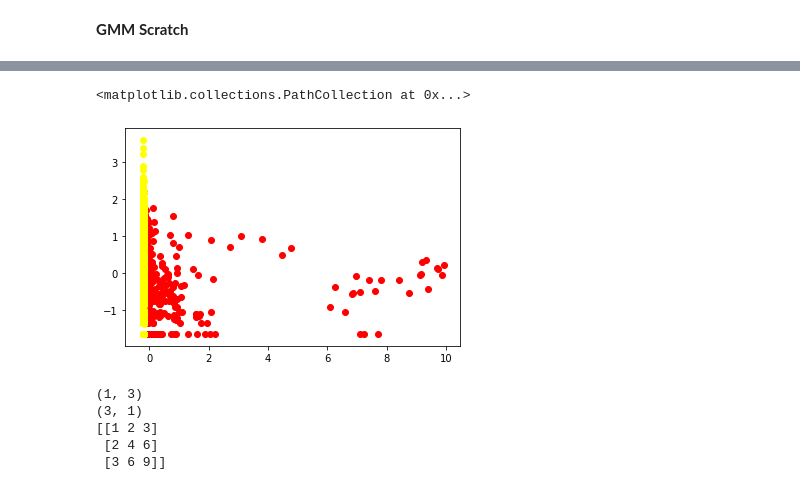
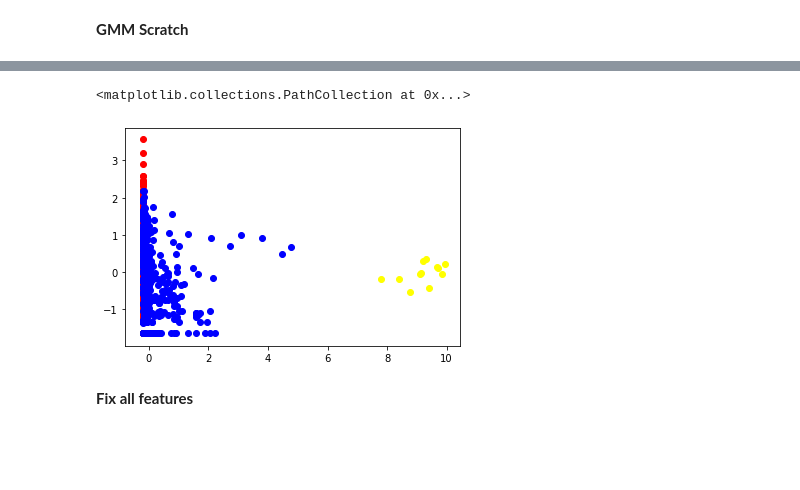
Before and after one commit to 0902338471/GMM-CinnamonAI, a Jupyter notebook: GMM_CinnamonAI.ipynb, the cells around one changed output, grey strips where cells are left out. Drawn from its saved outputs; the diff is of its cells as text; code cells hidden in the pictures; blank space fills up the shorter version.

```diff
--- a/GMM_CinnamonAI.ipynb
+++ b/GMM_CinnamonAI.ipynb
@@ -112,11 +104,10 @@ class GMM_Model:
     #ensuring sum of clusters_coefficient equals to one
     for cluster in clusters:
       cluster['clusters_coefficient'] /= coefficient_sum
-    print(clusters)
     return clusters
 
   def gaussian_distribution(self,x,mean_var,covariance_var):
-    return multivariate_normal.pdf(x,mean=mean_var,cov=covariance_var)
+    return multivariate_normal.pdf(x,mean=mean_var,cov=covariance_var,allow_singular=True)
   def evaluate_all_responsibilities(self,clusters,X):
     respons_matrix = []
     for example in X:
@@ -152,15 +143,15 @@ class GMM_Model:
       for index_cluster,cluster in enumerate(clusters):
         matrix_score[index_example][index_cluster] = cluster['clusters_coefficient']*self.gaussian_distribution(example,cluster['clusters_mean'],cluster['clusters_covariance'])
     final_score = np.sum(np.log(np.sum(matrix_score,axis=1)))
-    print(final_score,matrix_score)
-  def fit(self,X):
+    print("Score:",final_score)
+  def fit(self,X,num_steps):
     self.num_features = len(X[0])
     self.num_examples = len(X)
     #initialize parameters
     clusters = self.init_clusters(X)
     #EM process
-    steps = 20
-    for i in range(steps):
+    self.num_steps = num_steps
+    for i in range(self.num_steps):
       print("Step ",i+1)
       #calculate responsibilities
       respons_matrix = self.evaluate_all_responsibilities(clusters,X)
@@ -175,3 +166,13 @@ class GMM_Model:
     for example_score in respons_matrix:
       label.append(np.argmax(example_score))
     return label
+  def produce_threshold(self,X,clusters):
+    respons_matrix = self.evaluate_all_responsibilities(clusters,X)
+    #returning min of respons_matrix as threshold for predicting abnormal data
+    return np.min(np.asarray(respons_matrix))
+  def calculating_score(self,x,clusters):
+    respons_matrix = self.evaluate_all_responsibilities(clusters,[x])
+    return np.max(np.asarray(respons_matrix))
+  def predict_abnormal(self,example,clusters,thresh_hold):
+    score = self.calculating_score(example,clusters)
+    return score<thresh_hold
@@ -178,6 +181,6 @@ class GMM_Model:
 # %%
-gaussian_model = GMM_Model(num_clusters=2)
+gaussian_model = GMM_Model(num_clusters=3)
 # %%
 X_fit = X_train_candidate_features.to_numpy()
-clusters = gaussian_model.fit(X_fit)
+clusters = gaussian_model.fit(X_fit,num_steps=20)
 # %% [output]
@@ -207,7 +204,8 @@ print(clusters)
 # %%
+#clustering X_fit
 labels = gaussian_model.predict_class(X_fit,clusters)
 X_fit = pd.DataFrame(X_fit)
 X_fit['labels']= labels
-d0 = X_fit[X_fit['labels']== 0]
-d1 = X_fit[X_fit['labels']== 1]
-# d2 = X_train_candidate_features[X_train_candidate_features['labels']== 2]
+d4 = X_fit[X_fit['labels']== 0]
+d5 = X_fit[X_fit['labels']== 1]
+d6 = X_fit[X_fit['labels']== 2]
@@ -230,19 +212,9 @@ d1
 # %%
-plt.scatter(d0[0], d0[1], c ='r')
-plt.scatter(d1[0], d1[1], c ='yellow')
+plt.scatter(d4[0], d4[1], c ='r')
+plt.scatter(d5[0], d5[1], c ='yellow')
+plt.scatter(d6[0], d6[1], c='blue')
 # %% [output]
 <matplotlib.collections.PathCollection at 0x...>
-[figure, old version]
+[figure, new version]
-# %%
-a=np.array([1,2,3])
-a=a.reshape(1,3)
-b=a.reshape(3,1)
-print(a.shape)
-print(b.shape)
-print(a*b)
-# %% [output]
-(1, 3)
-(3, 1)
-[[1 2 3]
- [2 4 6]
- [3 6 9]]
+# %% [markdown]
+**Fix all features**
```
Also changed, not shown: parts of 18 cells of this notebook.
